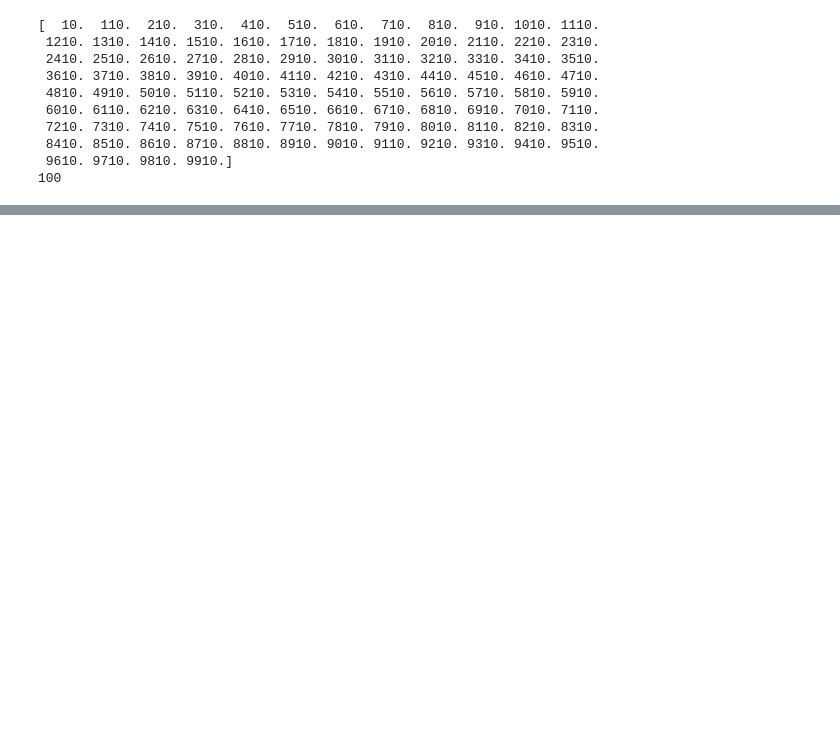
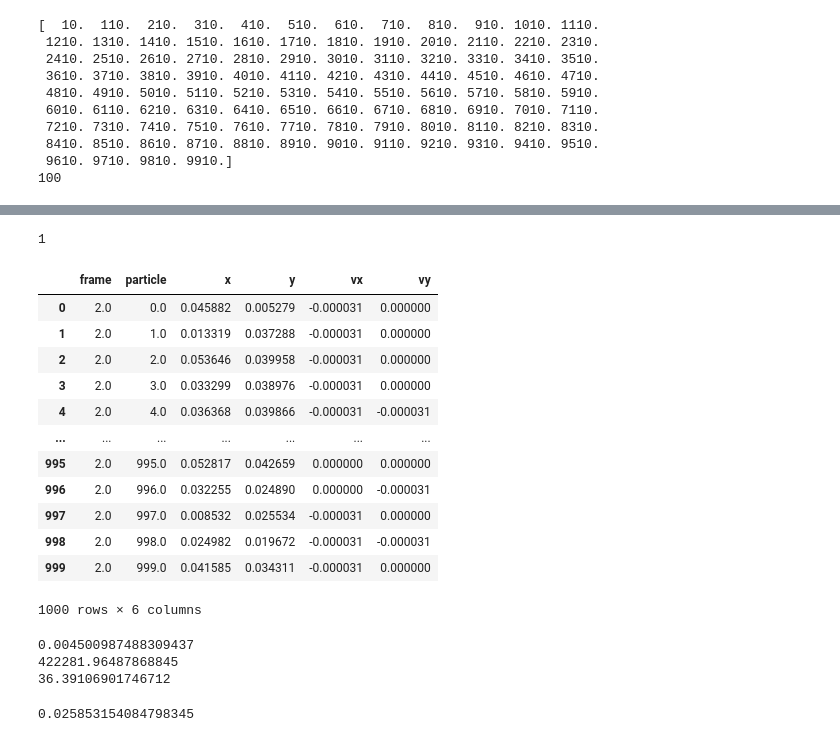
Before and after one commit to ParthM1504/Benchmarking-Dusty-Plasma-Temperature-Code, a Jupyter notebook: Benchmarking.ipynb, the cells around one changed output, grey strips where cells are left out. Drawn from its saved outputs; the diff is of its cells as text; code cells hidden in the pictures; blank space fills up the shorter version.

```diff
--- a/Benchmarking.ipynb
+++ b/Benchmarking.ipynb
@@ -546,0 +676,26 @@ ax.set_yscale('log')
+# %%
+# Parametersfor the benchmarking
+fps2=294.0
+num_particles=1000
+dt=1.0/fps2
+spatial_resolution2=30.69E-6  # in metres per px
+dust_diameter=7.14E-6 # in metres
+dust_rho=1510.0
+mu = 0
+mass = 4.0 / 3.0 * np.pi * ( dust_diameter/ 2.0)**3 * dust_rho #mass of the dust particles
+# print(mass)
+kb=constants.Boltzmann
+T2=300.0 #temperature in Kelvin
+sigma = np.sqrt(kb*T2/mass)
+print(sigma)
+
+left=0
+right=1751 # right border in px as per the camera of expt
+up=1667 # up border in px as per the camera of expt
+down=0
+left_SI=left*spatial_resolution
+right_SI=right*spatial_resolution
+up_SI=up*spatial_resolution
+down_SI=down*spatial_resolution
+final_frame=2
+n_bins=19
@@ -546,0 +704,6 @@ ax.set_yscale('log')
+# %%
+x_y_df2 = make_velocities(fps2,num_particles,spatial_resolution2, mu,T2, right, up, 2)
+x_y_test = x_y_df2
+x_y_test= x_y_test[['part_no', 'x', 'y','frame']]
+x_y_test = x_y_test.rename(columns={'part_no': 'particle'})
+x_y_test
@@ -546,0 +724,33 @@ ax.set_yscale('log')
+# %%
+df_velocities2 = get_velocities(x_y_test, 1)
+df_velocities2
+# %% [output]
+1
+|  | frame | particle | x | y | vx | vy |
+| 0 | 2.0 | 0.0 | 0.045882 | 0.005279 | -0.000031 | 0.000000 |
+| 1 | 2.0 | 1.0 | 0.013319 | 0.037288 | -0.000031 | 0.000000 |
+| 2 | 2.0 | 2.0 | 0.053646 | 0.039958 | -0.000031 | 0.000000 |
+| 3 | 2.0 | 3.0 | 0.033299 | 0.038976 | -0.000031 | 0.000000 |
+| 4 | 2.0 | 4.0 | 0.036368 | 0.039866 | -0.000031 | -0.000031 |
+| ... | ... | ... | ... | ... | ... | ... |
+| 995 | 2.0 | 995.0 | 0.052817 | 0.042659 | 0.000000 | 0.000000 |
+| 996 | 2.0 | 996.0 | 0.032255 | 0.024890 | 0.000000 | -0.000031 |
+| 997 | 2.0 | 997.0 | 0.008532 | 0.025534 | -0.000031 | 0.000000 |
+| 998 | 2.0 | 998.0 | 0.024982 | 0.019672 | -0.000031 | -0.000031 |
+| 999 | 2.0 | 999.0 | 0.041585 | 0.034311 | -0.000031 | 0.000000 |
+1000 rows × 6 columns
+# %%
+std2= np.std(df_velocities['vx'])
+std_SI=std2/dt
+print(std_SI)
+T_restored=mass*std_SI**2/constants.Boltzmann
+print(T_restored)
+print(T_restored/11604.0)
+# %% [output]
+0.004500987488309437
+422281.96487868845
+36.39106901746712
+# %%
+print(300/11604.0)
+# %% [output]
+0.025853154084798345
```
Also changed, not shown: parts of 24 cells of this notebook.
